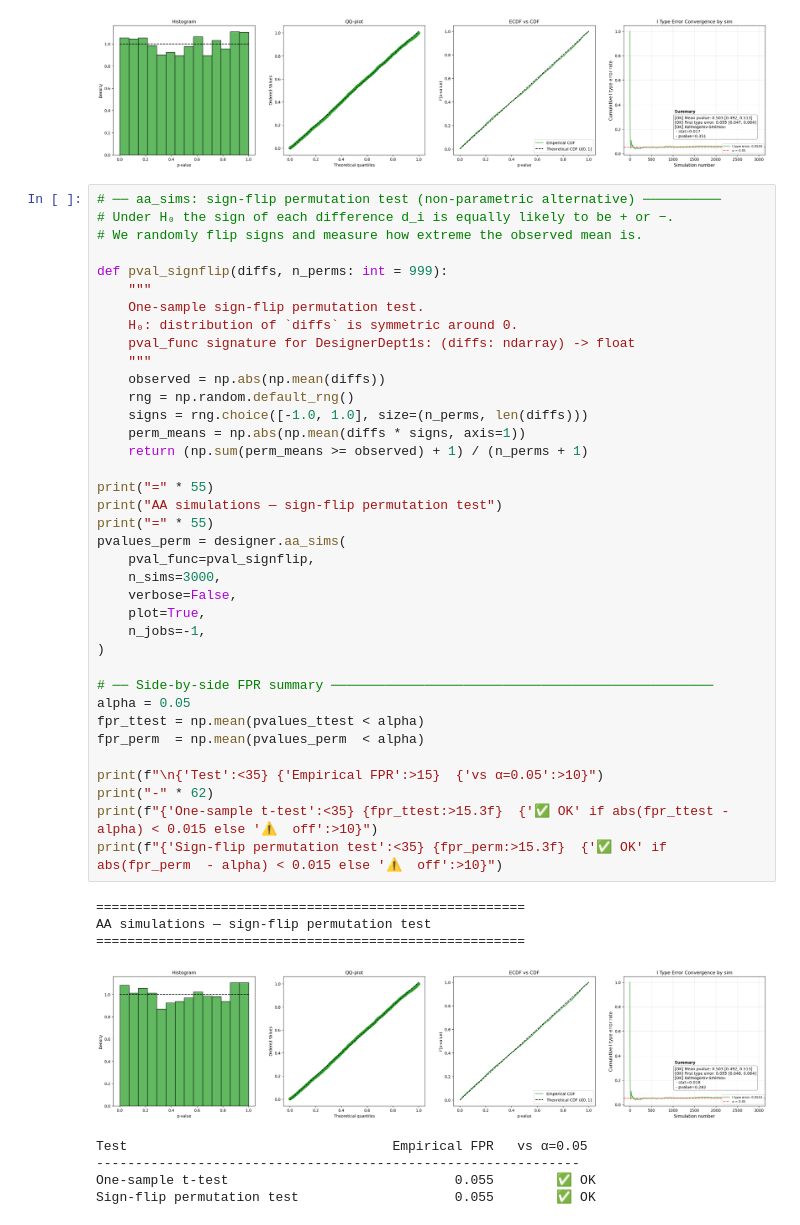
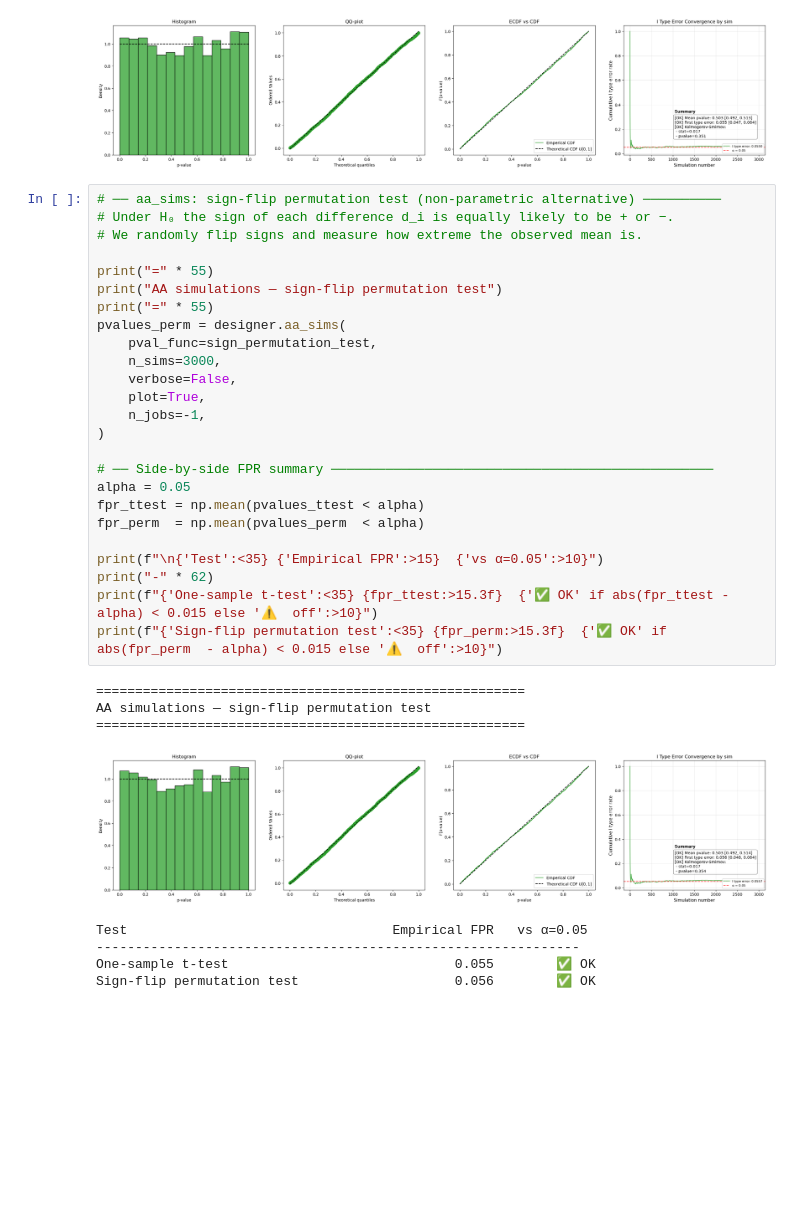
Before and after one commit to sslastochkin/mcab, a Jupyter notebook: docs/guide/07_non_randomized.ipynb, the cells around one changed output. Drawn from its saved outputs; the diff is of its cells as text; blank space fills up the shorter version.

```diff
--- a/docs/guide/07_non_randomized.ipynb
+++ b/docs/guide/07_non_randomized.ipynb
@@ -219,49 +233,37 @@ AA simulations — one-sample t-test
 # %%
 # ── aa_sims: sign-flip permutation test (non-parametric alternative) ──────────
 # Under H₀ the sign of each difference d_i is equally likely to be + or −.
 # We randomly flip signs and measure how extreme the observed mean is.
 
-def pval_signflip(diffs, n_perms: int = 999):
-    """
-    One-sample sign-flip permutation test.
-    H₀: distribution of `diffs` is symmetric around 0.
-    pval_func signature for DesignerDept1s: (diffs: ndarray) -> float
-    """
-    observed = np.abs(np.mean(diffs))
-    rng = np.random.default_rng()
-    signs = rng.choice([-1.0, 1.0], size=(n_perms, len(diffs)))
-    perm_means = np.abs(np.mean(diffs * signs, axis=1))
-    return (np.sum(perm_means >= observed) + 1) / (n_perms + 1)
-
 print("=" * 55)
 print("AA simulations — sign-flip permutation test")
 print("=" * 55)
 pvalues_perm = designer.aa_sims(
-    pval_func=pval_signflip,
+    pval_func=sign_permutation_test,
     n_sims=3000,
     verbose=False,
     plot=True,
     n_jobs=-1,
 )
 
 # ── Side-by-side FPR summary ─────────────────────────────────────────────────
 alpha = 0.05
 fpr_ttest = np.mean(pvalues_ttest < alpha)
 fpr_perm  = np.mean(pvalues_perm  < alpha)
 
 print(f"\n{'Test':<35} {'Empirical FPR':>15}  {'vs α=0.05':>10}")
 print("-" * 62)
 print(f"{'One-sample t-test':<35} {fpr_ttest:>15.3f}  {'✅ OK' if abs(fpr_ttest - alpha) < 0.015 else '⚠️  off':>10}")
 print(f"{'Sign-flip permutation test':<35} {fpr_perm:>15.3f}  {'✅ OK' if abs(fpr_perm  - alpha) < 0.015 else '⚠️  off':>10}")
 # %% [output]
 =======================================================
 AA simulations — sign-flip permutation test
 =======================================================
-[figure, old version]
+[figure, new version]
 Test                                  Empirical FPR   vs α=0.05
 --------------------------------------------------------------
 One-sample t-test                             0.055        ✅ OK
-Sign-flip permutation test                    0.055        ✅ OK
+Sign-flip permutation test                    0.056        ✅ OK
 # %% [markdown]
 ## Interpreting the Results
 
```
Also changed, not shown: parts of 5 cells of this notebook.
